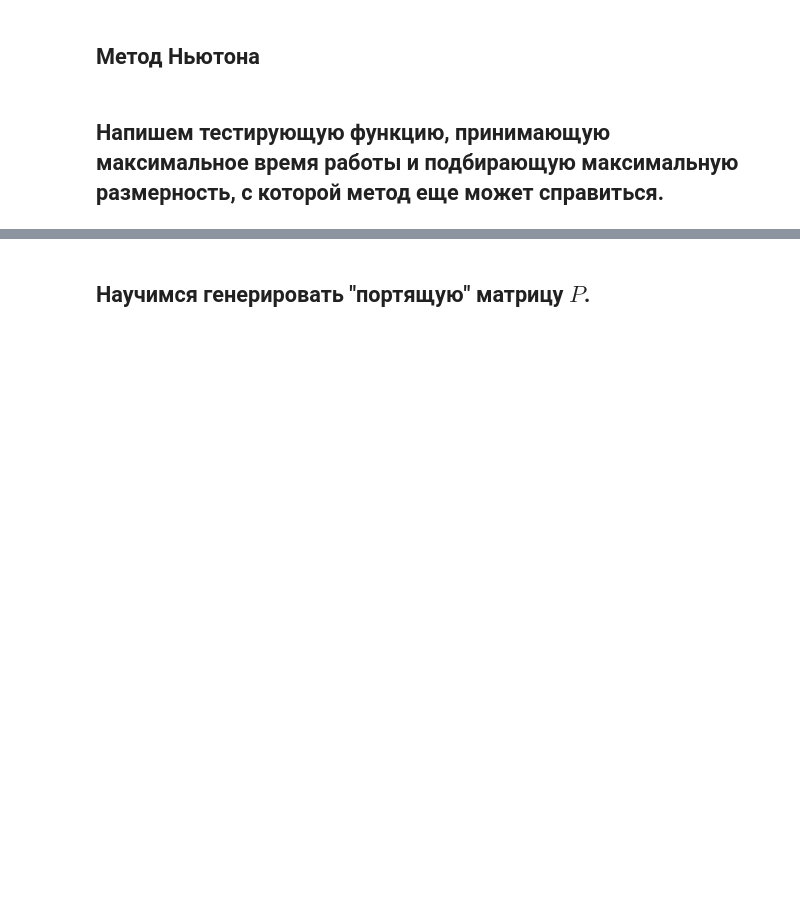
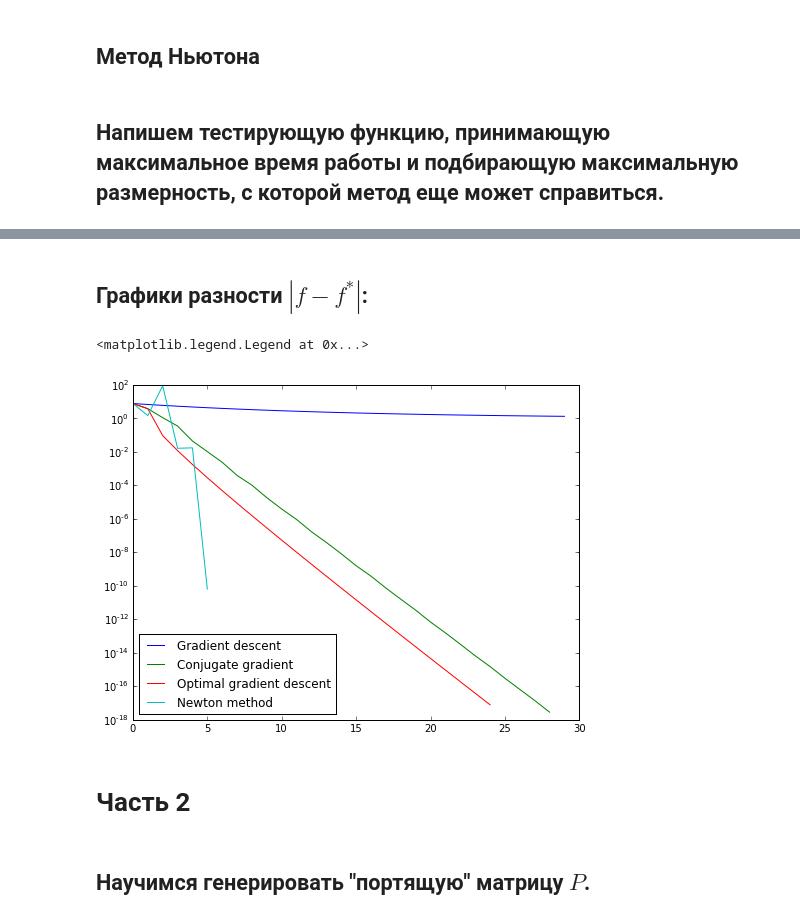
Before and after one commit to dmitriyshad/optimization_methods, a Jupyter notebook: Zadanie_2.ipynb, the cells around one changed output, grey strips where cells are left out. Saved outputs shown, nothing was run; the diff lists cells and outputs as text; code cells hidden in the pictures; blank space fills up the shorter version.

```diff
--- a/Zadanie_2.ipynb
+++ b/Zadanie_2.ipynb
@@ -280,3 +407,17 @@ dimension =  3
+# %% [markdown]
+## Графики разности $|f - f^*|$:
+# %%
+plt.figure(figsize=(8, 6))
+plt.semilogy(grad_descent[6][:30], label='Gradient descent')
+plt.semilogy(conj_dec[6], label='Conjugate gradient')
+plt.semilogy(opt_grad_desc[6], label='Optimal gradient descent')
+plt.semilogy(new_meth[6], label='Newton method')
+plt.legend(loc='best')
+# %% [output]
+<matplotlib.legend.Legend at 0x...>
+[figure, added]
+# %% [markdown]
+# Часть 2
 # %% [markdown]
 ## Научимся генерировать "портящую" матрицу $P$.
 # %% [markdown]
```
Also changed, not shown: parts of 42 cells of this notebook.
